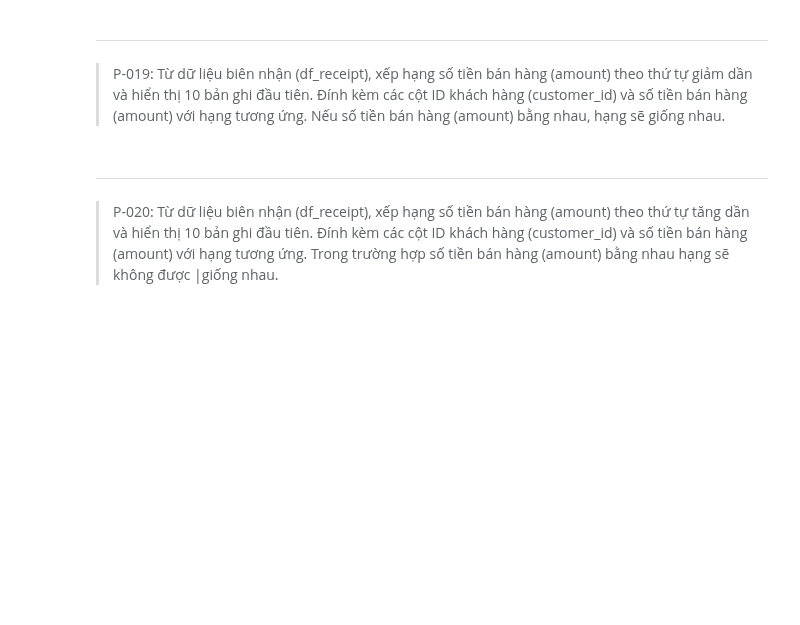
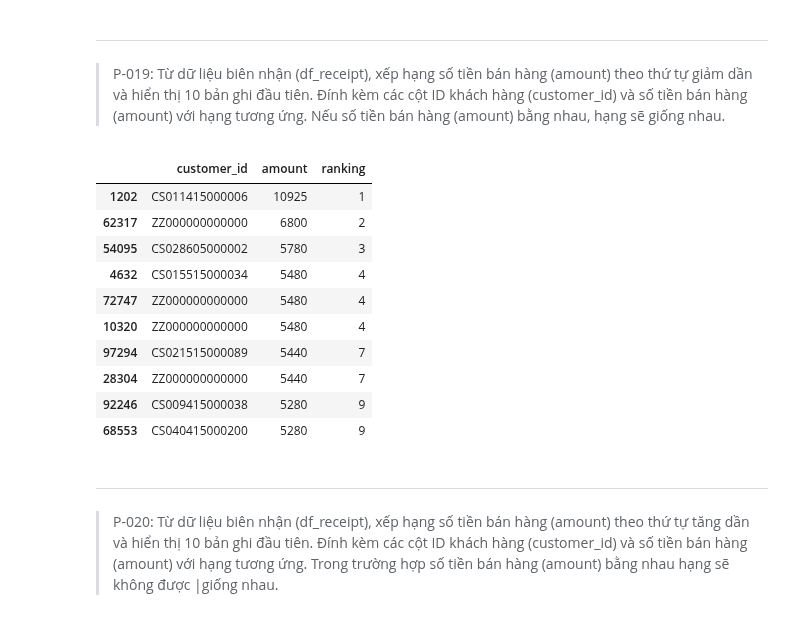
Before and after one commit to quoc-duc/LearnPandas, a Jupyter notebook: notebooks_vn/exercises/100_bai_tap_pandas_vn_exes.ipynb, the cells around one changed output. Saved outputs shown, nothing was run; the diff lists cells and outputs as text; code cells hidden in the pictures; blank space fills up the shorter version.

```diff
--- a/notebooks_vn/exercises/100_bai_tap_pandas_vn_exes.ipynb
+++ b/notebooks_vn/exercises/100_bai_tap_pandas_vn_exes.ipynb
@@ -380,6 +380,23 @@ df_customer.sort_values('birth_day', ascending=False).head(10)
 ---
 > P-019:
 Từ dữ liệu biên nhận (df_receipt), xếp hạng số tiền bán hàng (amount) theo thứ tự giảm dần và hiển thị 10 bản ghi đầu tiên. Đính kèm các cột ID khách hàng (customer_id) và số tiền bán hàng (amount) với hạng tương ứng. Nếu số tiền bán hàng (amount) bằng nhau, hạng sẽ giống nhau.
+# %%
+df_tmp = df_receipt[["amount"]].rank(method='min', ascending=False).rename(columns={"amount":"ranking"}).astype("int")
+df_tmp = pd.concat([df_receipt[["customer_id", "amount"]], df_tmp], axis = 1)
+
+df_tmp.sort_values("ranking").head(10)
+# %% [output]
+|  | customer_id | amount | ranking |
+| 1202 | CS011415000006 | 10925 | 1 |
+| 62317 | ZZ000000000000 | 6800 | 2 |
+| 54095 | CS028605000002 | 5780 | 3 |
+| 4632 | CS015515000034 | 5480 | 4 |
+| 72747 | ZZ000000000000 | 5480 | 4 |
+| 10320 | ZZ000000000000 | 5480 | 4 |
+| 97294 | CS021515000089 | 5440 | 7 |
+| 28304 | ZZ000000000000 | 5440 | 7 |
+| 92246 | CS009415000038 | 5280 | 9 |
+| 68553 | CS040415000200 | 5280 | 9 |
 # %% [markdown]
 ---
 > P-020:
```
